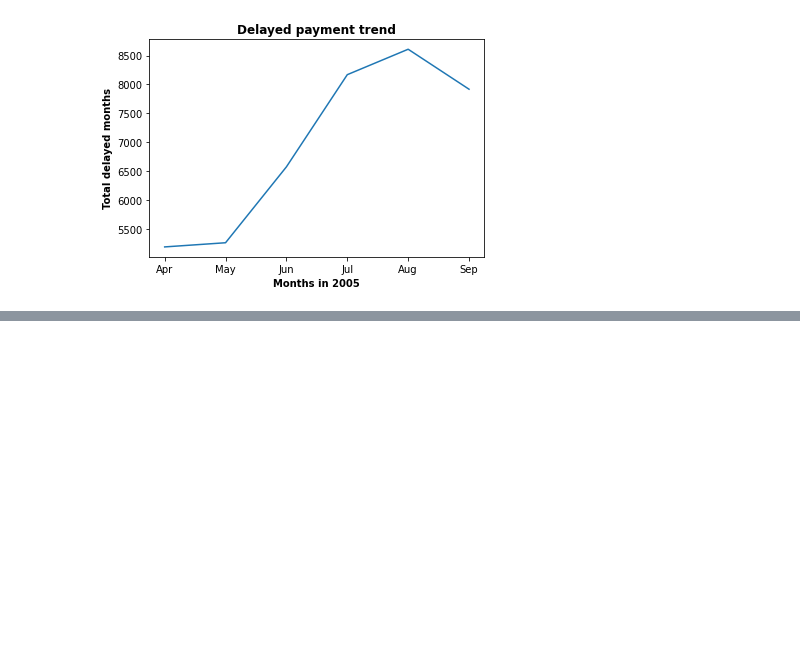
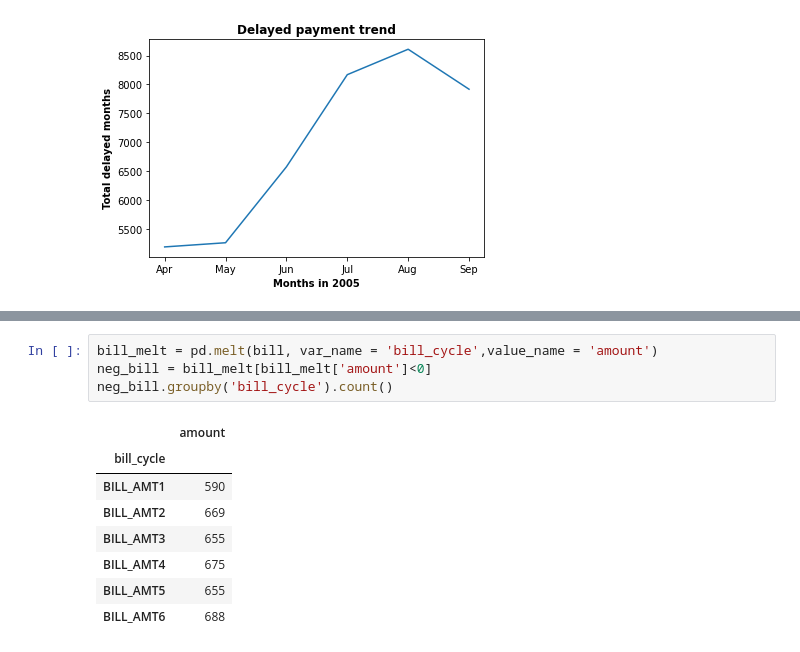
Before and after one commit to AnshRockstar/Credit-Card-Default-Analysis, a Jupyter notebook: Credit_Card_Default_Prediction_Capstone_Projectipynb.ipynb, the cells around one changed output, grey strips where cells are left out. Drawn from its saved outputs; the diff is of its cells as text; blank space fills up the shorter version.

```diff
--- a/Credit_Card_Default_Prediction_Capstone_Projectipynb.ipynb
+++ b/Credit_Card_Default_Prediction_Capstone_Projectipynb.ipynb
@@ -325,0 +356,13 @@ plt.show()
+# %%
+bill_melt = pd.melt(bill, var_name = 'bill_cycle',value_name = 'amount')
+neg_bill = bill_melt[bill_melt['amount']<0]
+neg_bill.groupby('bill_cycle').count()
+# %% [output]
+|  | amount |
+| bill_cycle |  |
+| BILL_AMT1 | 590 |
+| BILL_AMT2 | 669 |
+| BILL_AMT3 | 655 |
+| BILL_AMT4 | 675 |
+| BILL_AMT5 | 655 |
+| BILL_AMT6 | 688 |
```
Also changed, not shown: parts of 3 cells of this notebook.
